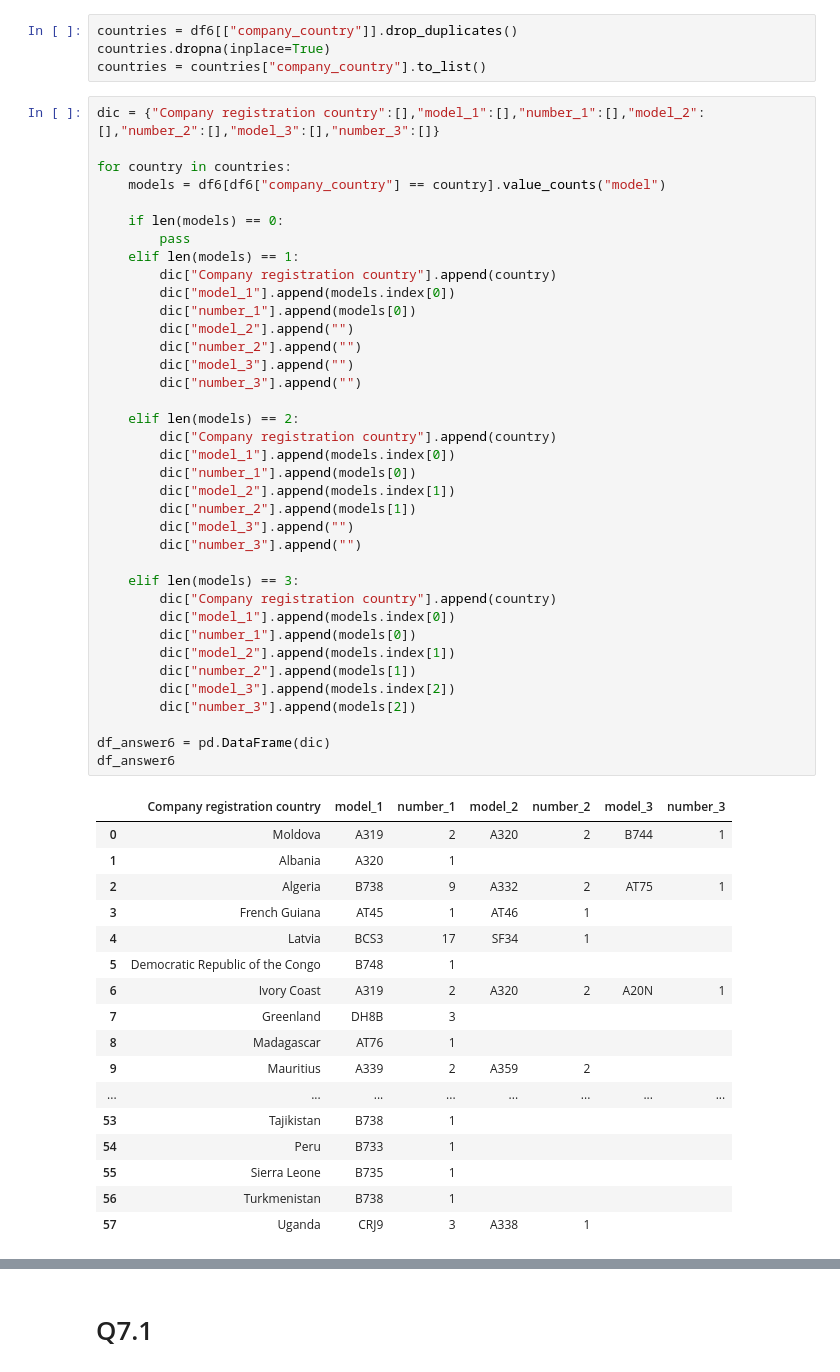
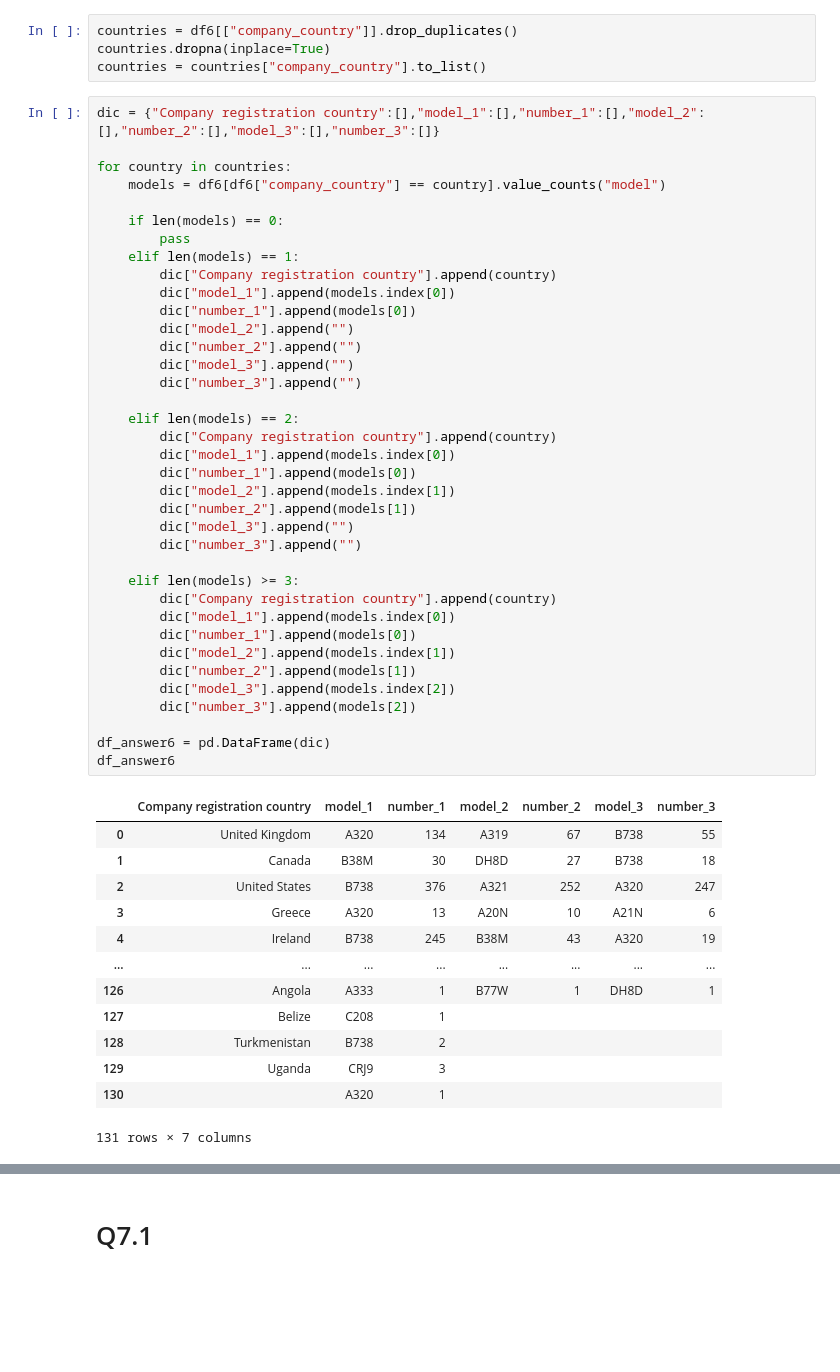
Before and after one commit to Alaiitoc/kata-python, a Jupyter notebook: ETL.ipynb, the cells around one changed output, grey strips where cells are left out. Drawn from its saved outputs; the diff is of its cells as text; blank space fills up the shorter version.

```diff
--- a/ETL.ipynb
+++ b/ETL.ipynb
@@ -407,47 +407,43 @@ for country in countries:
     elif len(models) == 1:
         dic["Company registration country"].append(country)
         dic["model_1"].append(models.index[0])
         dic["number_1"].append(models[0])
         dic["model_2"].append("")
         dic["number_2"].append("")
         dic["model_3"].append("")
         dic["number_3"].append("")
 
     elif len(models) == 2:
         dic["Company registration country"].append(country)
         dic["model_1"].append(models.index[0])
         dic["number_1"].append(models[0])
         dic["model_2"].append(models.index[1])
         dic["number_2"].append(models[1])
         dic["model_3"].append("")
         dic["number_3"].append("")
 
-    elif len(models) == 3:
+    elif len(models) >= 3:
         dic["Company registration country"].append(country)
         dic["model_1"].append(models.index[0])
         dic["number_1"].append(models[0])
         dic["model_2"].append(models.index[1])
         dic["number_2"].append(models[1])
         dic["model_3"].append(models.index[2])
         dic["number_3"].append(models[2])
 
 df_answer6 = pd.DataFrame(dic)
 df_answer6
 # %% [output]
 |  | Company registration country | model_1 | number_1 | model_2 | number_2 | model_3 | number_3 |
-| 0 | Moldova | A319 | 2 | A320 | 2 | B744 | 1 |
-| 1 | Albania | A320 | 1 |  |  |  |  |
-| 2 | Algeria | B738 | 9 | A332 | 2 | AT75 | 1 |
-| 3 | French Guiana | AT45 | 1 | AT46 | 1 |  |  |
-| 4 | Latvia | BCS3 | 17 | SF34 | 1 |  |  |
-| 5 | Democratic Republic of the Congo | B748 | 1 |  |  |  |  |
-| 6 | Ivory Coast | A319 | 2 | A320 | 2 | A20N | 1 |
-| 7 | Greenland | DH8B | 3 |  |  |  |  |
-| 8 | Madagascar | AT76 | 1 |  |  |  |  |
-| 9 | Mauritius | A339 | 2 | A359 | 2 |  |  |
+| 0 | United Kingdom | A320 | 134 | A319 | 67 | B738 | 55 |
+| 1 | Canada | B38M | 30 | DH8D | 27 | B738 | 18 |
+| 2 | United States | B738 | 376 | A321 | 252 | A320 | 247 |
+| 3 | Greece | A320 | 13 | A20N | 10 | A21N | 6 |
+| 4 | Ireland | B738 | 245 | B38M | 43 | A320 | 19 |
 | ... | ... | ... | ... | ... | ... | ... | ... |
-| 53 | Tajikistan | B738 | 1 |  |  |  |  |
-| 54 | Peru | B733 | 1 |  |  |  |  |
-| 55 | Sierra Leone | B735 | 1 |  |  |  |  |
-| 56 | Turkmenistan | B738 | 1 |  |  |  |  |
-| 57 | Uganda | CRJ9 | 3 | A338 | 1 |  |  |
+| 126 | Angola | A333 | 1 | B77W | 1 | DH8D | 1 |
+| 127 | Belize | C208 | 1 |  |  |  |  |
+| 128 | Turkmenistan | B738 | 2 |  |  |  |  |
+| 129 | Uganda | CRJ9 | 3 |  |  |  |  |
+| 130 |  | A320 | 1 |  |  |  |  |
+131 rows × 7 columns
```
Also changed, not shown: parts of 2 cells of this notebook, 2 other files.
